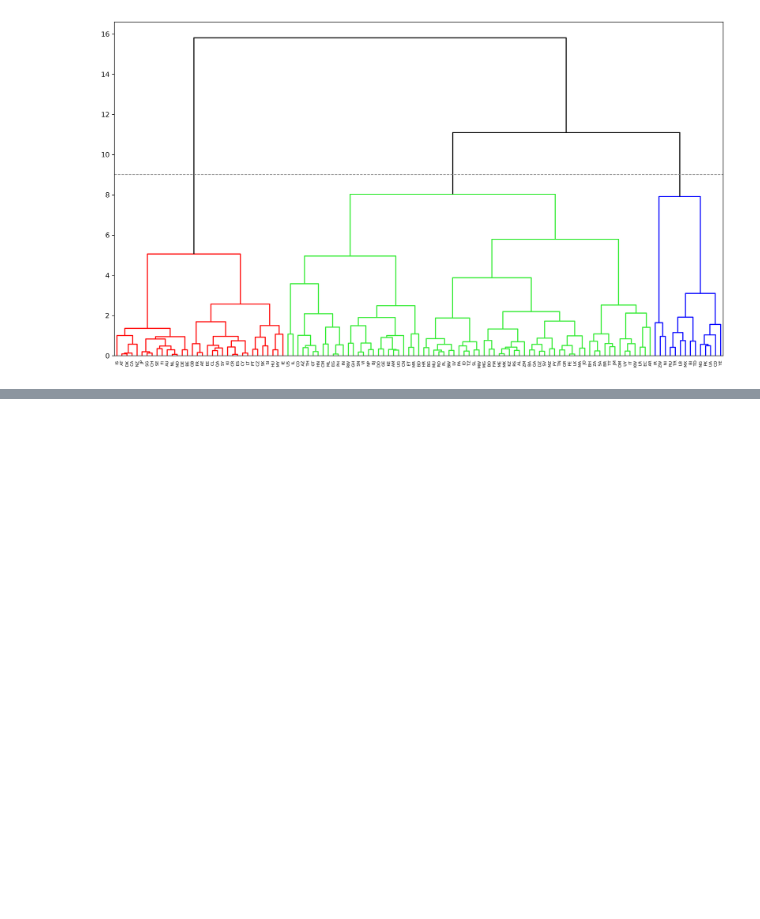
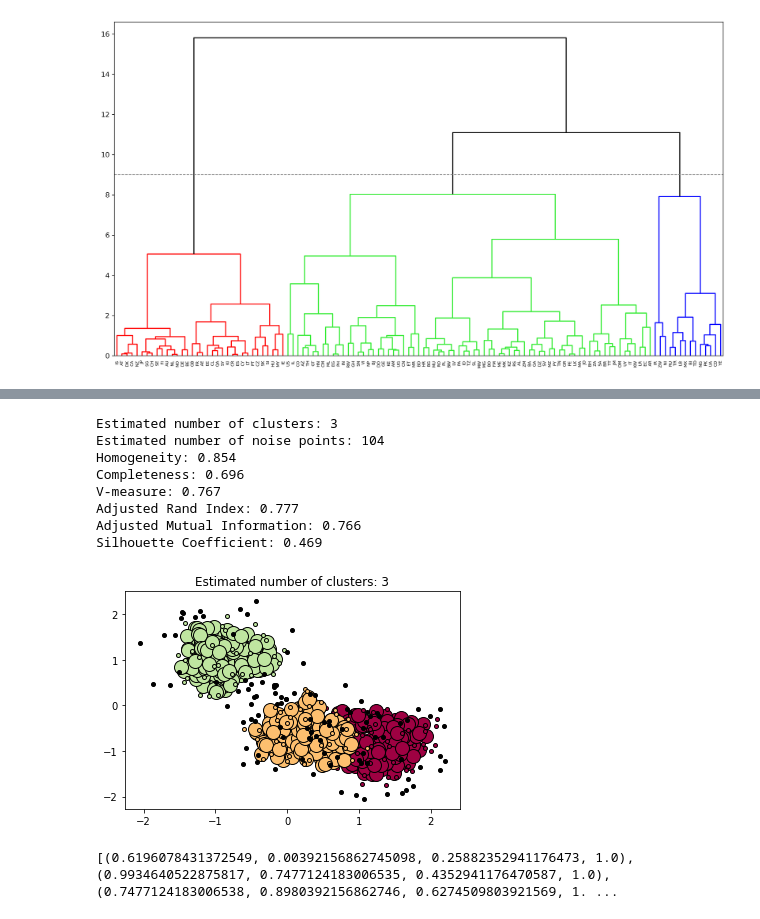
Before and after one commit to DalkomCandy/Python, a Jupyter notebook: 금융머신러닝/HW01/HW01_박규민.ipynb, the cells around one changed output, grey strips where cells are left out. Cells and saved outputs as stored; diff of their text form; code cells hidden in the pictures; blank space fills up the shorter version.

```diff
--- a/금융머신러닝/HW01/HW01_박규민.ipynb
+++ b/금융머신러닝/HW01/HW01_박규민.ipynb
@@ -232,0 +254,7 @@ HAC('ward',9)
+# %%
+X = StandardScaler().fit_transform(X)
+clustering = DBSCAN(eps=3, min_samples=2).fit(X)
+clustering.labels_
+X, labels_true = make_blobs(
+    n_samples=750, centers=centers, cluster_std=0.4, random_state=0
+)
@@ -232,0 +271,72 @@ HAC('ward',9)
+# %%
+# #############################################################################
+# Compute DBSCAN
+
+db = DBSCAN(eps=0.3, min_samples=6).fit(X) # ϵ = 0.3, minpts = 6
+core_samples_mask = np.zeros_like(db.labels_, dtype=bool)
+core_samples_mask[db.core_sample_indices_] = True
+labels = db.labels_
+
+# Number of clusters in labels, ignoring noise if present.
+n_clusters_ = len(set(labels)) - (1 if -1 in labels else 0)
+n_noise_ = list(labels).count(-1)
+
+print("Estimated number of clusters: %d" % n_clusters_)
+print("Estimated number of noise points: %d" % n_noise_)
+print("Homogeneity: %0.3f" % metrics.homogeneity_score(labels_true, labels))
+print("Completeness: %0.3f" % metrics.completeness_score(labels_true, labels))
+print("V-measure: %0.3f" % metrics.v_measure_score(labels_true, labels))
+print("Adjusted Rand Index: %0.3f" % metrics.adjusted_rand_score(labels_true, labels))
+print(
+    "Adjusted Mutual Information: %0.3f"
+    % metrics.adjusted_mutual_info_score(labels_true, labels)
+)
+print("Silhouette Coefficient: %0.3f" % metrics.silhouette_score(X, labels))
+
+# #############################################################################
+# Black removed and is used for noise instead.
+unique_labels = set(labels)
+colors = [plt.cm.Spectral(each) for each in np.linspace(0, 1, len(unique_labels))]
+for k, col in zip(unique_labels, colors):
+    if k == -1:
+        col = [0, 0, 0, 1] # Noise를 검은색으로 표시.
+
+    class_member_mask = labels == k
+
+    xy = X[class_member_mask & core_samples_mask]
+    plt.plot(
+        xy[:, 0],
+        xy[:, 1],
+        "o",
+        markerfacecolor=tuple(col),
+        markeredgecolor="k",        # 그래프 마커 모서리 색을 검은색으로 설정.
+        markersize=14,              # 그래프 마커 크기 14로 설정
+    )
+
+    xy = X[class_member_mask & ~core_samples_mask]
+    plt.plot(
+        xy[:, 0],
+        xy[:, 1],
+        "o",
+        markerfacecolor=tuple(col),
+        markeredgecolor="k",
+        markersize=4,
+    )
+
+plt.title("Estimated number of clusters: %d" % n_clusters_)
+plt.show()
+# %% [output]
+Estimated number of clusters: 3
+Estimated number of noise points: 104
+Homogeneity: 0.854
+Completeness: 0.696
+V-measure: 0.767
+Adjusted Rand Index: 0.777
+Adjusted Mutual Information: 0.766
+Silhouette Coefficient: 0.469
+[figure, added]
+# %%
+colors = [plt.cm.Spectral(each) for each in np.linspace(0, 1, len(unique_labels))]
+print(colors)
+# %% [output]
+[(0.6196078431372549, 0.00392156862745098, 0.25882352941176473, 1.0), (0.9934640522875817, 0.7477124183006535, 0.4352941176470587, 1.0), (0.7477124183006538, 0.8980392156862746, 0.6274509803921569, 1. ...
```
Also changed, not shown: parts of 8 cells of this notebook.
